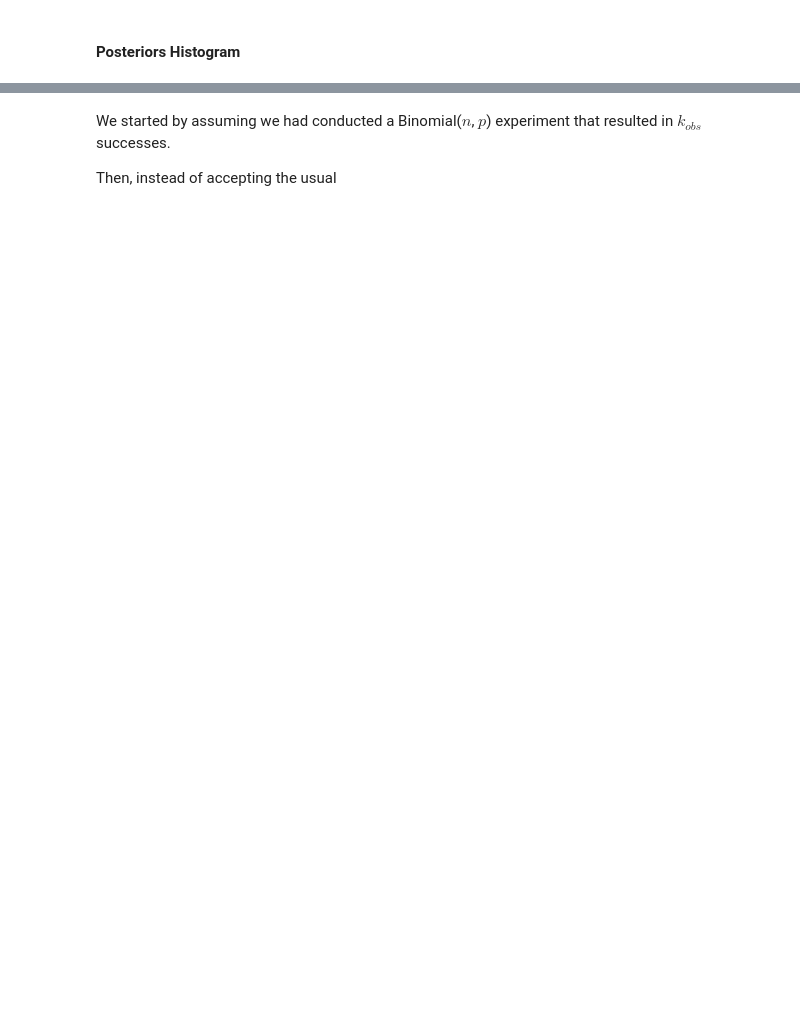
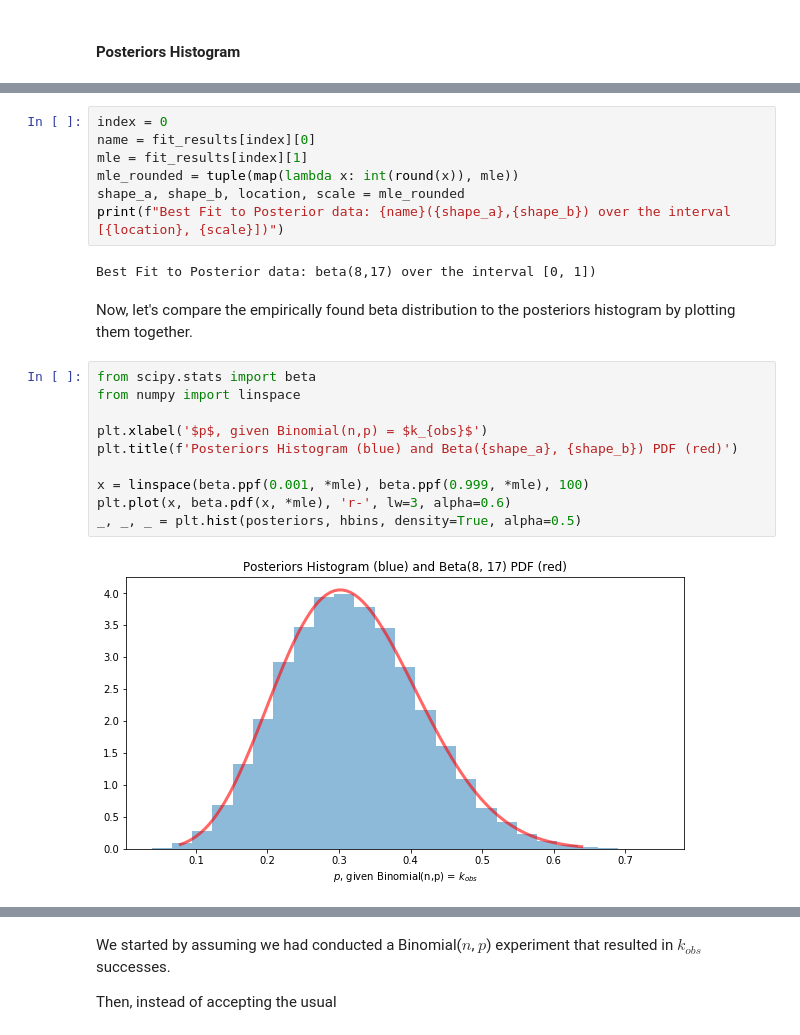
Before and after one commit to alreich/ipython-notebooks, a Jupyter notebook: Bayesian_Data_Analysis_v2.ipynb, the cells around one changed output, grey strips where cells are left out. Drawn from its saved outputs; the diff is of its cells as text; blank space fills up the shorter version.

```diff
--- a/Bayesian_Data_Analysis_v2.ipynb
+++ b/Bayesian_Data_Analysis_v2.ipynb
@@ -109,0 +168,23 @@ _ = plt.hist(posteriors, bins=hbins, density=True, alpha=0.5)
+# %%
+index = 0
+name = fit_results[index][0]
+mle = fit_results[index][1]
+mle_rounded = tuple(map(lambda x: int(round(x)), mle))
+shape_a, shape_b, location, scale = mle_rounded
+print(f"Best Fit to Posterior data: {name}({shape_a},{shape_b}) over the interval [{location}, {scale}])")
+# %% [output]
+Best Fit to Posterior data: beta(8,17) over the interval [0, 1])
+# %% [markdown]
+Now, let's compare the empirically found beta distribution to the posteriors histogram by plotting them together.
+# %%
+from scipy.stats import beta
+from numpy import linspace
+
+plt.xlabel('$p$, given Binomial(n,p) = $k_{obs}$')
+plt.title(f'Posteriors Histogram (blue) and Beta({shape_a}, {shape_b}) PDF (red)')
+
+x = linspace(beta.ppf(0.001, *mle), beta.ppf(0.999, *mle), 100)
+plt.plot(x, beta.pdf(x, *mle), 'r-', lw=3, alpha=0.6)
+_, _, _ = plt.hist(posteriors, hbins, density=True, alpha=0.5)
+# %% [output]
+[figure, added]
```
Also changed, not shown: parts of 30 cells of this notebook.
